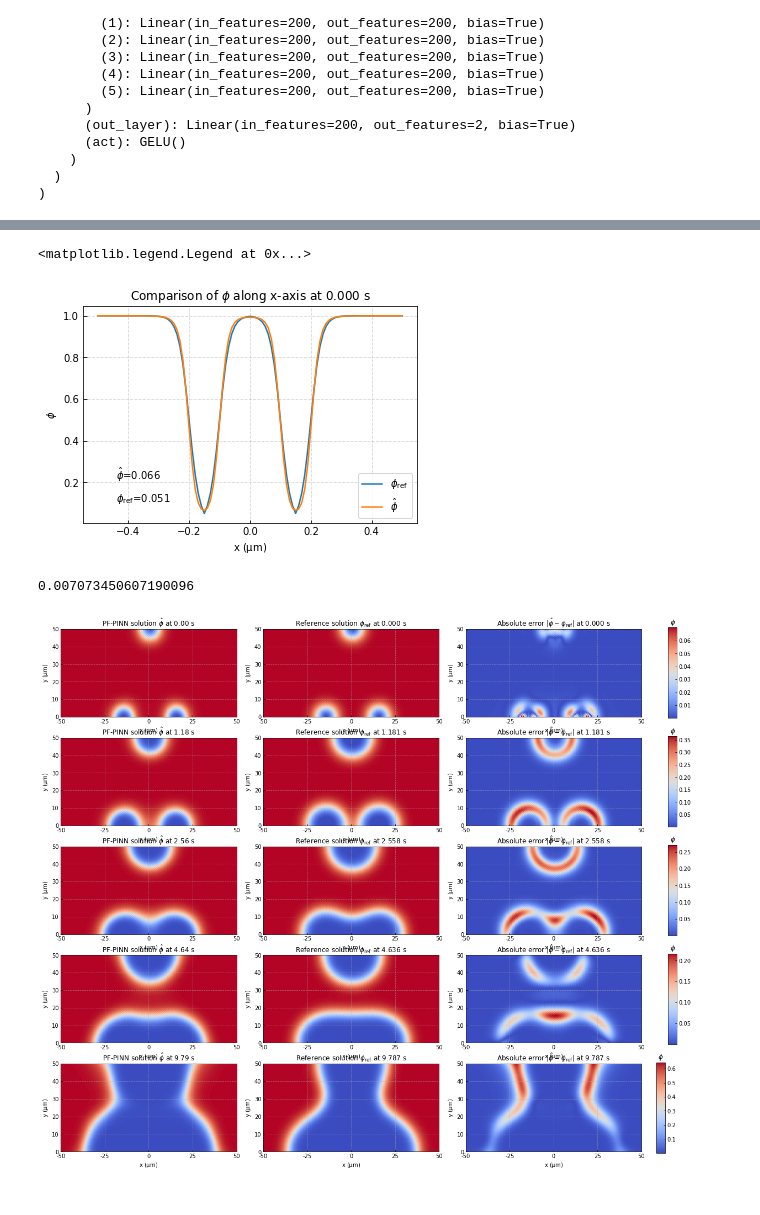
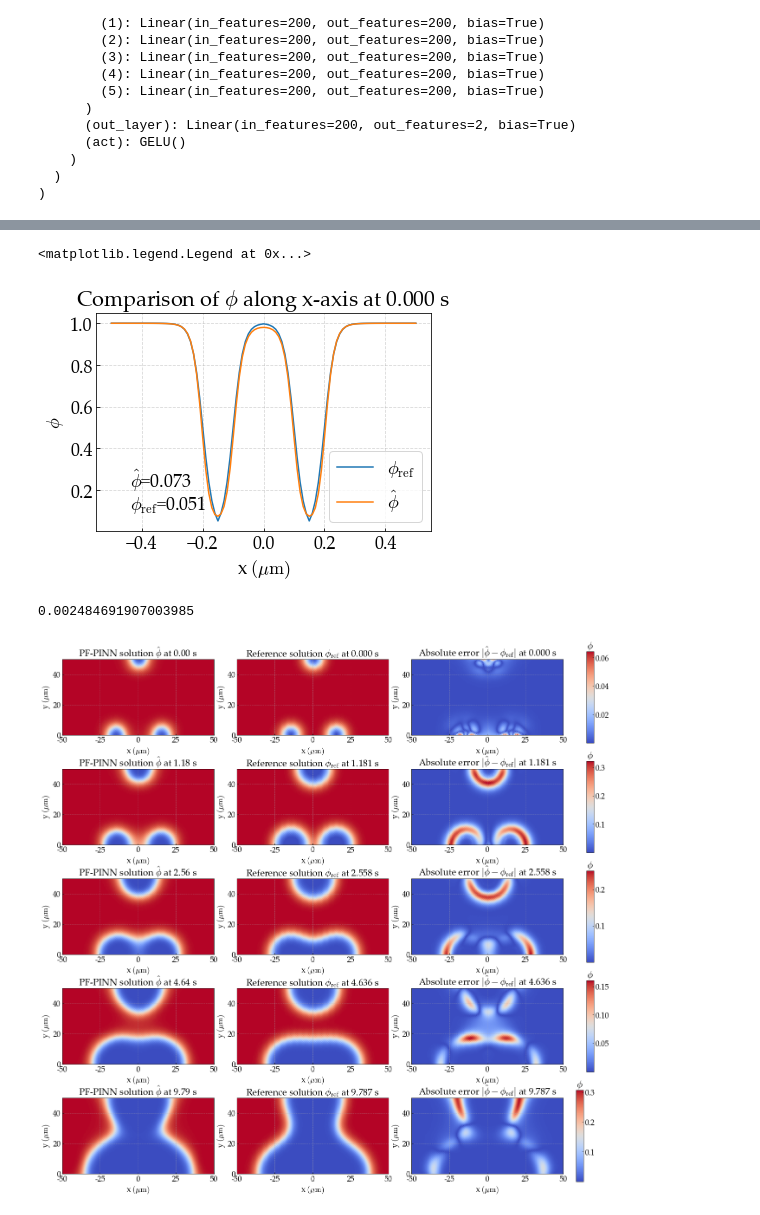
Before and after one commit to NanxiiChen/sharp-pinns, a Jupyter notebook: eval-3pits.ipynb, the cells around one changed output, grey strips where cells are left out. Drawn from its saved outputs; the diff is of its cells as text; code cells hidden in the pictures.

```diff
--- a/eval-3pits.ipynb
+++ b/eval-3pits.ipynb
@@ -32,7 +32,7 @@ configs = {
 rc.update(configs)
 # save_root = "./figures/"
 # %%
-model_dir = "/root/tf-logs/3pits-gradient-2024-11-05-19-22-48/model-475.pt"
+model_dir = "/root/tf-logs/3pits-baseline-modifiedmlp200_6-actGELU-epoch425-best_so_far/model-425.pt"
 
 import torch
 import pf_pinn as pfp
@@ -179,7 +178,7 @@ ax.legend(loc="lower right")
 # plt.savefig("out-x.jpg", dpi=300, bbox_inches='tight')
 # %% [output]
 <matplotlib.legend.Legend at 0x...>
-[figure, old version]
+[figure, new version]
 # %%
 ts = [0.000, 1.181, 2.558, 4.636, 9.787]
 # ts = [ 49.15]
@@ -187,7 +186,7 @@ mesh_points = np.load("./data/2d-3pits/mesh_points.npy") * 1e4
 # mesh_points = mesh_points[mesh_points[:, 1] < 0.5 & np.abs()]
 mse = 0
 
-fig = plt.figure(figsize=(20, 3.5*len(ts)))
+fig = plt.figure(figsize=(22, 4.5*len(ts)))
 gs = gridspec.GridSpec(len(ts), 4, width_ratios=[1, 1, 1, 0.05])
 for idx, tic in enumerate(ts):
 
@@ -224,34 +223,34 @@ for idx, tic in enumerate(ts):
     ax.xaxis.set_major_formatter(plt.FuncFormatter(lambda x, pos: f'{x*1e2:.0f}'))
     ax.yaxis.set_major_formatter(plt.FuncFormatter(lambda x, pos: f'{x*1e2:.0f}'))
     ax.xaxis.set_major_locator(plt.MultipleLocator(0.25))
     ax.set(
         xlabel="x " + r"$\mathrm{(\mu m)}$", ylabel="y " + r"$\mathrm{(\mu m)}$", aspect='equal',
         xlim=(-0.5, 0.5), ylim=(0, 0.5),
         title=r"Reference solution $\phi_{\mathrm{ref}}$" + " at "+ f"{tic:.3f} s"
     )
 
     ax = fig.add_subplot(gs[idx, 2])
     ax.scatter(mesh_points[:, 0], mesh_points[:, 1], c=diff, cmap='coolwarm',)
     # ax.scatter(mesh_points[:, 0], mesh_points[:, 1], c=truth[:, 0], cmap='coolwarm', vmin=0, vmax=1)
     ax.xaxis.set_major_formatter(plt.FuncFormatter(lambda x, pos: f'{x*1e2:.0f}'))
     ax.yaxis.set_major_formatter(plt.FuncFormatter(lambda x, pos: f'{x*1e2:.0f}'))
     ax.xaxis.set_major_locator(plt.MultipleLocator(0.25))
     ax.set(
         xlabel="x " + r"$\mathrm{(\mu m)}$", ylabel="y " + r"$\mathrm{(\mu m)}$", aspect='equal',
         xlim=(-0.5, 0.5), ylim=(0, 0.5),
         title=r"Absolute error $|\hat\phi - \phi_{\mathrm{ref}}|$" + " at "+ f"{tic:.3f} s"
     )
     mse += np.mean(diff**2)
     ax_bar = fig.add_subplot(gs[idx, 3])
     fig.colorbar(ax.collections[0], cax=ax_bar)
     ax_bar.set_title(r'$\phi$', loc='center')
-    plt.subplots_adjust(wspace=0.2)
+    plt.subplots_adjust(wspace=0.2, hspace=0.2)
     pos = ax_bar.get_position()
     ax_bar.set_position([pos.x0 - 0.015, pos.y0, pos.width, pos.height])
     # plt.savefig(save_root + f"2d-diffusion-2pits-baseline-fields-{idx}.png", dpi=300, bbox_inches='tight')
 mse /= len(ts)
 print(mse)
-plt.savefig("out.png", dpi=300, bbox_inches="tight")
+# plt.savefig("out.png", dpi=300, bbox_inches="tight")
 # %% [output]
-0.007073450607190096
+0.002484691907003985
-[figure, old version]
+[figure, new version]
```
Also changed, not shown: parts of 4 cells of this notebook, 14 other files.
